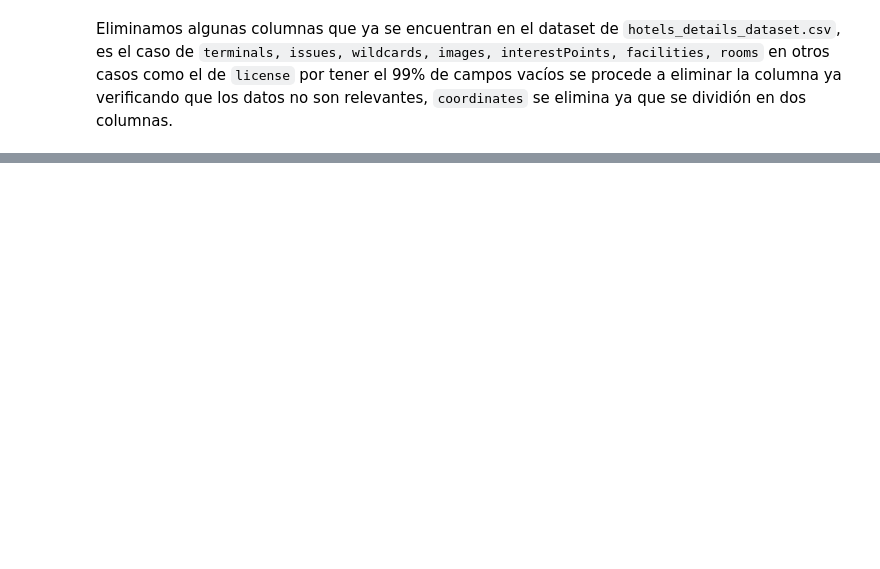
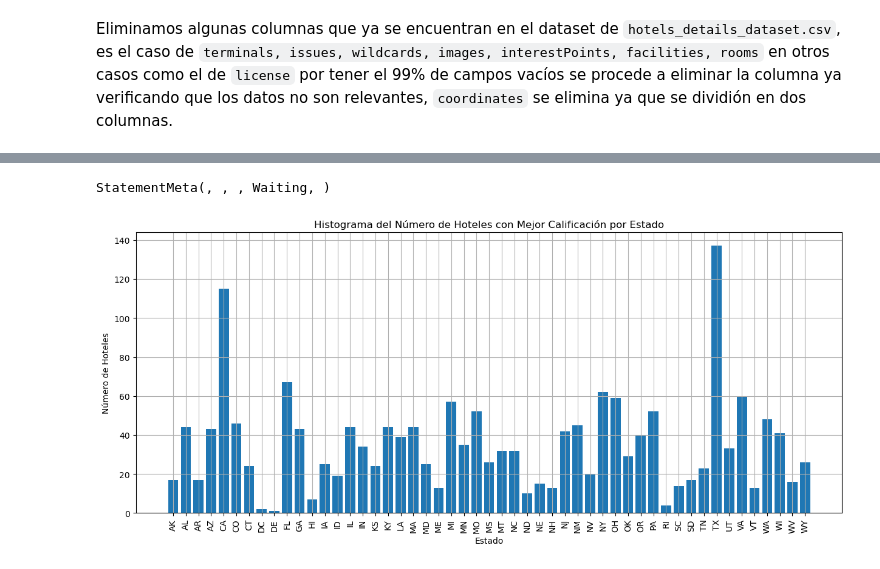
Before and after one commit to cistelsa/Commerce_Data_Analysis_and_Recommendations, a Jupyter notebook: 3_EDA/EDA_hotelbeads.ipynb, the cells around one changed output, grey strips where cells are left out. Cells and saved outputs as stored; diff of their text form; code cells hidden in the pictures; blank space fills up the shorter version.

```diff
--- a/3_EDA/EDA_hotelbeads.ipynb
+++ b/3_EDA/EDA_hotelbeads.ipynb
@@ -175,0 +327,5 @@ df_hotels_c.head()
+# %%
+#Calculando la cantidad de hoteles con mejor puntuación por estado
+hotel_kings = df_hotels_c[df_hotels_c['ranking'] <= 2]
+hotel_kings = hotel_kings.groupby(['stateCode'])['stateCode'].count().reset_index(name='Hoteles')
+hotel_kings
@@ -175,0 +351,12 @@ df_hotels_c.head()
+# %%
+plt.figure(figsize=(15, 6))
+plt.bar(hotel_kings['stateCode'], hotel_kings['Hoteles'])
+plt.xlabel('Estado')
+plt.ylabel('Número de Hoteles')
+plt.title('Histograma del Número de Hoteles con Mejor Calificación por Estado')
+plt.xticks(rotation=90)
+plt.grid(True)
+plt.show()
+# %% [output]
+StatementMeta(, , , Waiting, )
+[figure, added]
```
Also changed, not shown: parts of 49 cells of this notebook.
